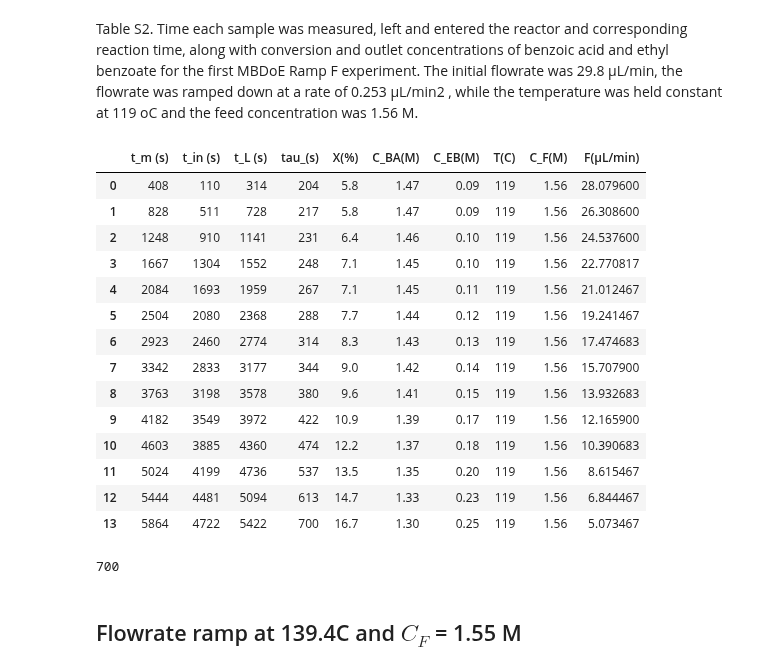
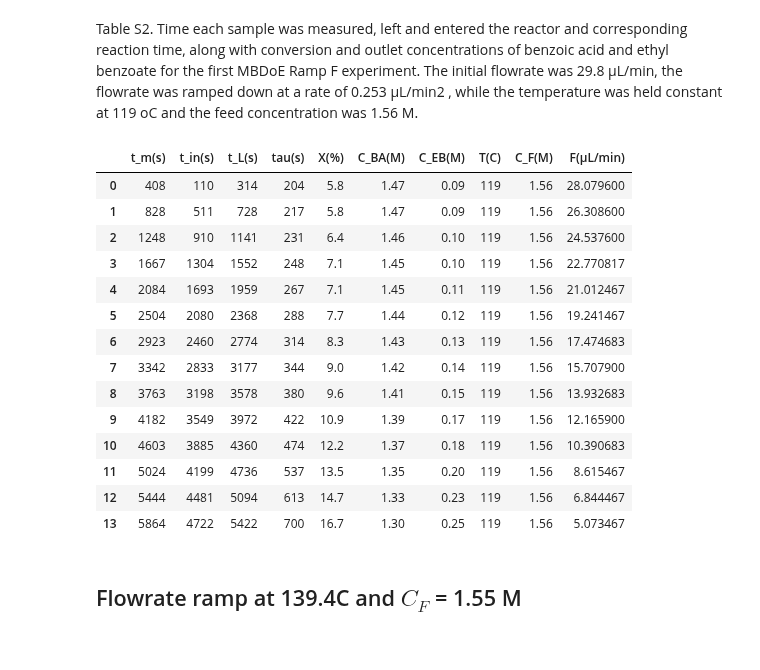
Before and after one commit to smondal13/optimization-project, a Jupyter notebook: Waldron-MBDOE-project.ipynb, the cells around one changed output. Drawn from its saved outputs; the diff is of its cells as text; code cells hidden in the pictures.

```diff
--- a/Waldron-MBDOE-project.ipynb
+++ b/Waldron-MBDOE-project.ipynb
@@ -44,33 +44,33 @@ F experiment. The initial flowrate was 29.8 µL/min, the flowrate was ramped dow
 # %%
 data_FR1 = {
     "tM,i Time the sample was measured (s)": [408, 828, 1248, 1667, 2084, 2504, 2923, 3342, 3763, 4182, 4603, 5024, 5444, 5864],
     "tIn,i Time the sample entered the reactor (s)": [110, 511, 910, 1304, 1693, 2080, 2460, 2833, 3198, 3549, 3885, 4199, 4481, 4722],
     "tL,i Time the sample left the reactor (s)": [314, 728, 1141, 1552, 1959, 2368, 2774, 3177, 3578, 3972, 4360, 4736, 5094, 5422],
     "τi Sample reaction time (s)": [204, 217, 231, 248, 267, 288, 314, 344, 380, 422, 474, 537, 613, 700],
     "X Conversion (%)": [5.8, 5.8, 6.4, 7.1, 7.1, 7.7, 8.3, 9.0, 9.6, 10.9, 12.2, 13.5, 14.7, 16.7],
     "Outlet Concentration Benzoic Acid (M)": [1.47, 1.47, 1.46, 1.45, 1.45, 1.44, 1.43, 1.42, 1.41, 1.39, 1.37, 1.35, 1.33, 1.30],
     "Outlet Concentration Ethyl Benzoate (M)": [0.09, 0.09, 0.10, 0.10, 0.11, 0.12, 0.13, 0.14, 0.15, 0.17, 0.18, 0.20, 0.23, 0.25]
 }
 
 ramp_F1 = pd.DataFrame(data_FR1)
-ramp_F1.columns = columns=["t_m (s)", "t_in (s)", "t_L (s)", "tau_(s)", "X(%)", "C_BA(M)", "C_EB(M)"]
+ramp_F1.columns = columns=["t_m(s)", "t_in(s)", "t_L(s)", "tau(s)", "X(%)", "C_BA(M)", "C_EB(M)"]
 # adding the temperature to the data
 ramp_F1["T(C)"] = 119
 # adding the feed concentration to the data
 ramp_F1["C_F(M)"] = 1.56
 
 # adding the ramped flowrate to the data
 initial_flowrate = 29.8  # µL/min
 ramp_rate = 0.253  # µL/min^2
 
 # Calculate the time elapsed since the start of the ramp
-time_elapsed = ramp_F1['t_m (s)']
+time_elapsed = ramp_F1['t_m(s)']
 
 # Calculate the flowrate at each time point
 ramp_F1['F(µL/min)'] = initial_flowrate - (ramp_rate * time_elapsed / 60)
 ramp_F1
 # %% [output]
-|  | t_m (s) | t_in (s) | t_L (s) | tau_(s) | X(%) | C_BA(M) | C_EB(M) | T(C) | C_F(M) | F(µL/min) |
+|  | t_m(s) | t_in(s) | t_L(s) | tau(s) | X(%) | C_BA(M) | C_EB(M) | T(C) | C_F(M) | F(µL/min) |
 | 0 | 408 | 110 | 314 | 204 | 5.8 | 1.47 | 0.09 | 119 | 1.56 | 28.079600 |
 | 1 | 828 | 511 | 728 | 217 | 5.8 | 1.47 | 0.09 | 119 | 1.56 | 26.308600 |
 | 2 | 1248 | 910 | 1141 | 231 | 6.4 | 1.46 | 0.10 | 119 | 1.56 | 24.537600 |
@@ -85,10 +85,6 @@ ramp_F1
 | 11 | 5024 | 4199 | 4736 | 537 | 13.5 | 1.35 | 0.20 | 119 | 1.56 | 8.615467 |
 | 12 | 5444 | 4481 | 5094 | 613 | 14.7 | 1.33 | 0.23 | 119 | 1.56 | 6.844467 |
 | 13 | 5864 | 4722 | 5422 | 700 | 16.7 | 1.30 | 0.25 | 119 | 1.56 | 5.073467 |
-# %%
-ramp_F1['tau_(s)'].iloc[-1]
-# %% [output]
-700
 # %%
 # # Plotting the data
 # fig, ax = plt.subplots(figsize=(10, 6))
```
Also changed, not shown: parts of 12 cells of this notebook.
